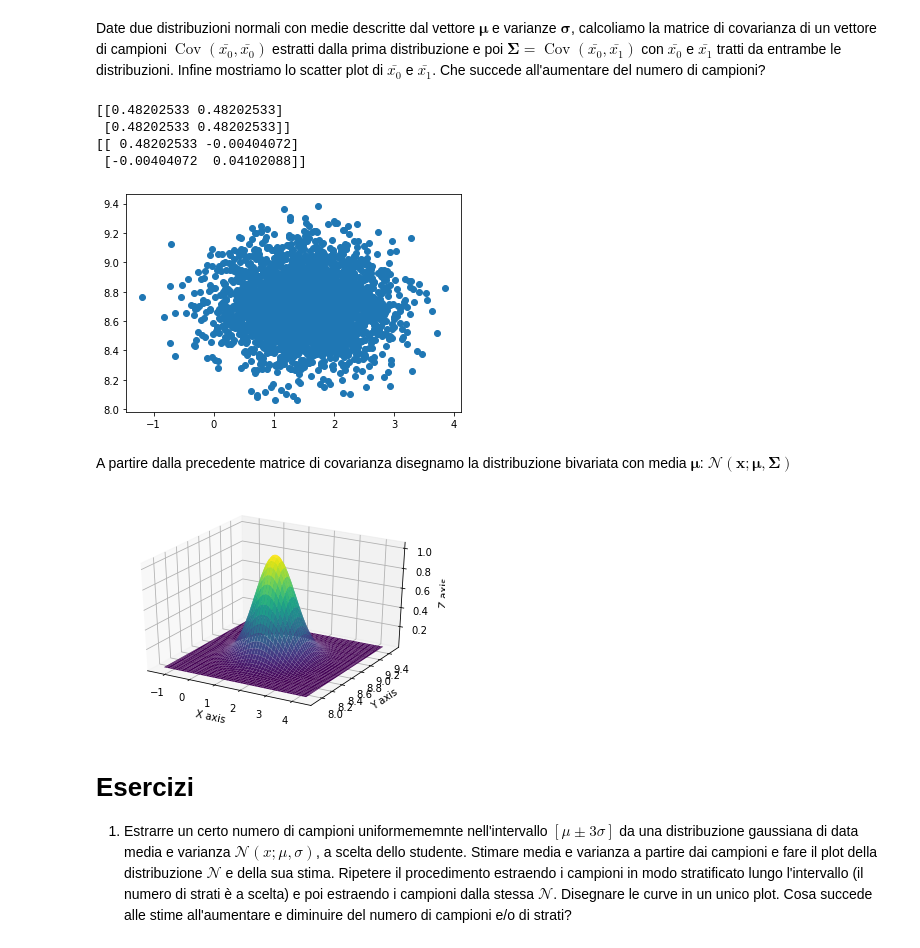
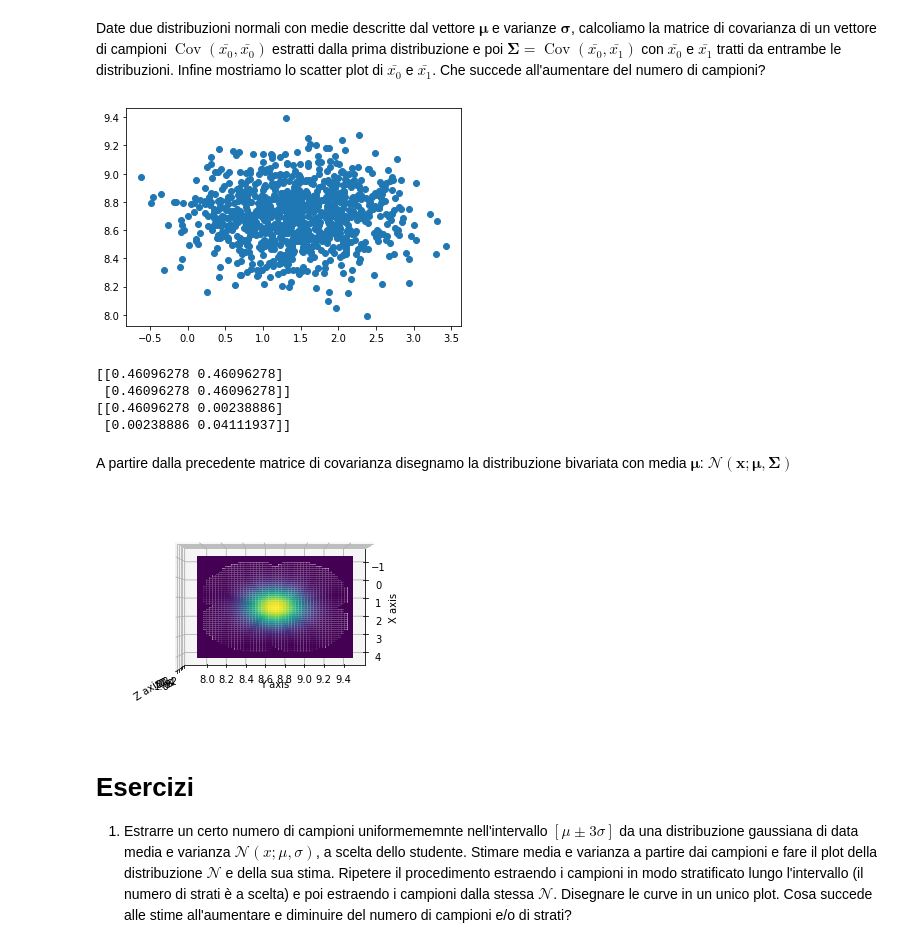
Before and after one commit to fredffsixty/Big-Data, a Jupyter notebook: Multivariate Gaussian and Covariance matrix.ipynb, the cells around one changed output. Saved outputs shown, nothing was run; the diff lists cells and outputs as text; code cells hidden in the pictures.

```diff
--- a/Multivariate Gaussian and Covariance matrix.ipynb
+++ b/Multivariate Gaussian and Covariance matrix.ipynb
@@ -32,54 +35,59 @@ Date due distribuzioni normali con medie descritte dal vettore $\boldsymbol\mu$
 dalla prima distribuzione e poi $\boldsymbol\Sigma=\operatorname{Cov}(\bar{x_0},\bar{x_1})$ con $\bar{x_0}$ e $\bar{x_1}$ tratti da entrambe le distribuzioni. Infine mostriamo lo scatter plot di $\bar{x_0}$ e $\bar{x_1}$. Che succede all'aumentare del numero di campioni?
 # %%
 mu, sigma = np.array([1.5, 8.7]), np.array([0.7, 0.2])
-x0 = rg.normal(mu[0],sigma[0],3000)
-x1 = rg.normal(mu[1],sigma[1],3000)
+x0 = rg.normal(mu[0],sigma[0],1000)
+x1 = rg.normal(mu[1],sigma[1],1000)
 
 plt.scatter(x0,x1)
+plt.show()
 
 print(np.cov(np.array([x0,x0])))
 cov=np.cov(np.array([x0,x1]))
 print(cov)
 # %% [output]
+[figure, new version]
-[[0.48202533 0.48202533]
- [0.48202533 0.48202533]]
-[[ 0.48202533 -0.00404072]
- [-0.00404072  0.04102088]]
+[[0.46096278 0.46096278]
+ [0.46096278 0.46096278]]
+[[0.46096278 0.00238886]
+ [0.00238886 0.04111937]]
-[figure, old version]
 # %% [markdown]
 A partire dalla precedente matrice di covarianza disegnamo la distribuzione bivariata con media $\boldsymbol\mu$: $\mathcal{N}(\mathbf{x}; \boldsymbol\mu, \boldsymbol\Sigma)$
 # %%
+%matplotlib inline
+
 import numpy as np
 import matplotlib.pyplot as plt
 from scipy.stats import multivariate_normal
 #from mpl_toolkits.mplot3d import Axes3D
 
 #Crea la griglia e la distribuzione multivariata
 x = np.linspace(mu[0] - 4*sigma[0],mu[0] + 4*sigma[0],500)
 y = np.linspace(mu[1] - 4*sigma[1],mu[1] + 4*sigma[1],500)
 
 X, Y = np.meshgrid(x,y)  # array di coordinate x ed y separate,
                          # di dimensione (500, 500)
 
 pos = np.empty(X.shape + (2,))     # pos.shape = (500, 500, 2)
 pos[:, :, 0] = X; pos[:, :, 1] = Y # crea l'array dei punti del grafico
 
 rv = multivariate_normal(mu, cov)
 
 #Crea un plot 3D
 fig = plt.figure()
 ax = fig.gca(projection='3d') # acquisisce l'istanza di Axes3D della figura
                               # e di fatto genera un plot 3D
 
 ax.plot_surface(X, Y, rv.pdf(pos),cmap='viridis',linewidth=0)
 
+ax.view_init(elev=90, azim=0)
+
 ax.set_xlabel('X axis')
 ax.set_ylabel('Y axis')
 ax.set_zlabel('Z axis')
 
 plt.show()
 # %% [output]
-[figure, old version]
+[figure, new version]
 # %% [markdown]
 # Esercizi
 
```
Also changed, not shown: parts of 1 cell of this notebook.
